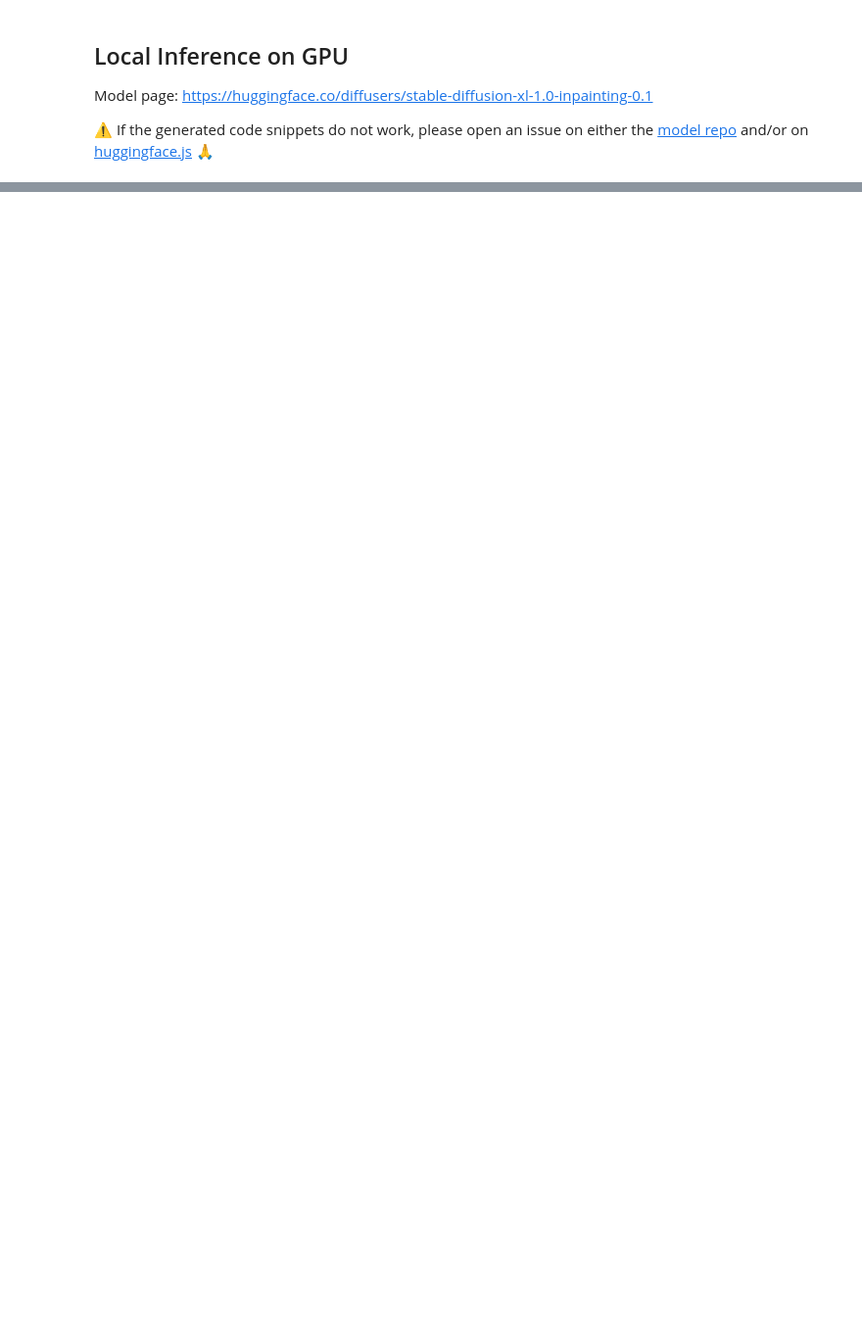
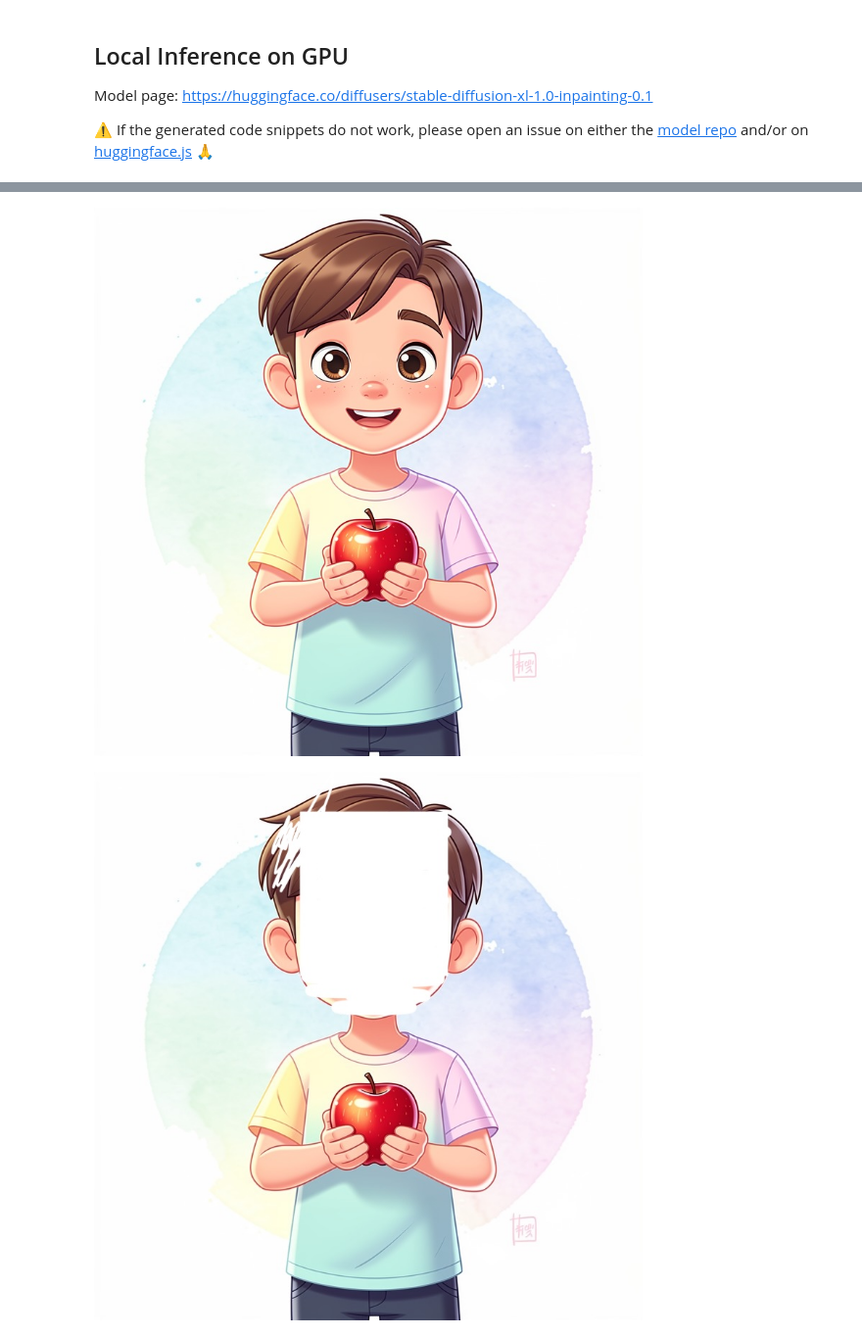
Before and after one commit to dhruv369/ComputerVision, a Jupyter notebook: stable_diffusion_xl_1_0_inpainting_0_1.ipynb, the cells around one changed output, grey strips where cells are left out. Shown at 98% size. Drawn from its saved outputs; the diff is of its cells as text; code cells hidden in the pictures; blank space fills up the shorter version.

```diff
--- a/stable_diffusion_xl_1_0_inpainting_0_1.ipynb
+++ b/stable_diffusion_xl_1_0_inpainting_0_1.ipynb
@@ -21,0 +49,12 @@ image = pipe(prompt).images[0]
+# %%
+from PIL import Image
+from IPython.display import display
+
+init_image = Image.open("/init.png").convert("RGB")
+mask_image = Image.open("/mask.png").convert("RGB")
+
+display(init_image)
+display(mask_image)
+# %% [output]
+[figure, added]
+[figure, added]
```
Also changed, not shown: parts of 4 cells of this notebook.
